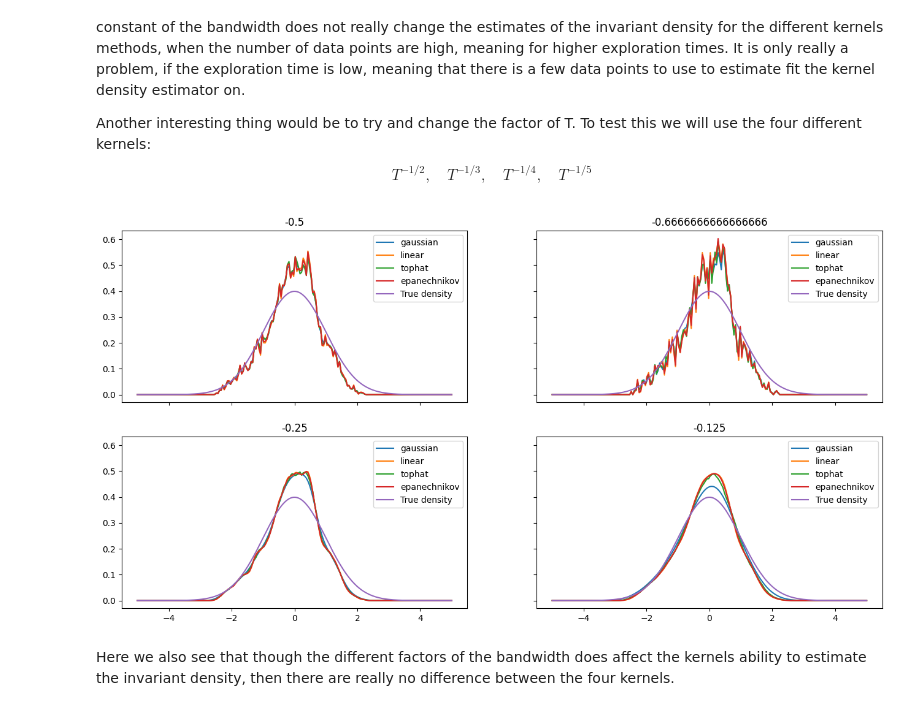
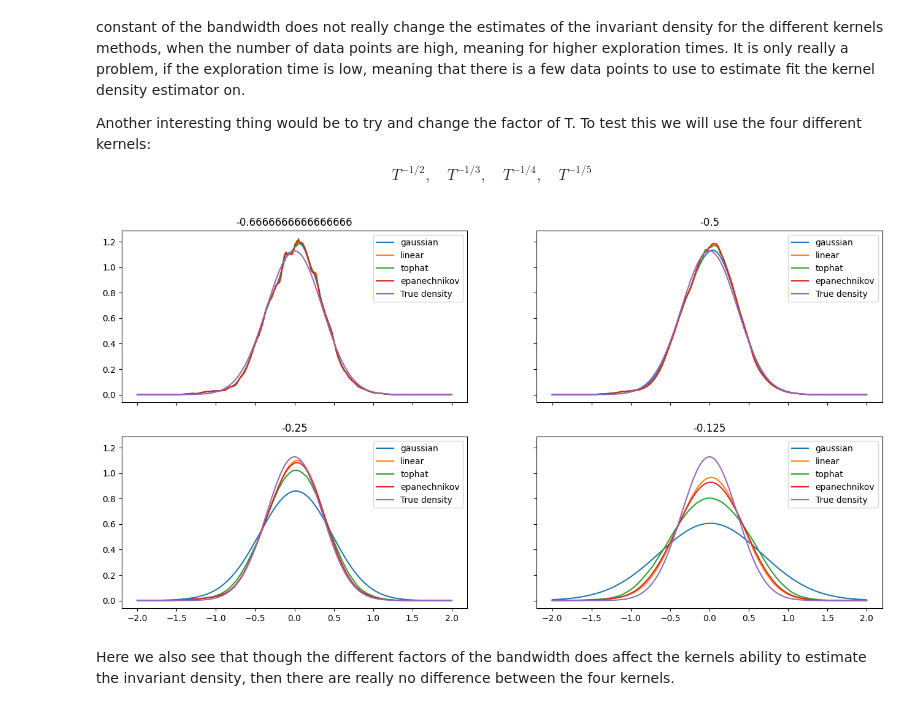
Before and after one commit to RasmusBrostroem/Data-driven-algorithms-for-Impulse-control-problem-Thesis, a Jupyter notebook: TestingBandwidth.ipynb, the cells around one changed output. Saved outputs shown, nothing was run; the diff lists cells and outputs as text; code cells hidden in the pictures.

Commit message:
Fixed error, where bandwidth was set wrong

```diff
--- a/TestingBandwidth.ipynb
+++ b/TestingBandwidth.ipynb
@@ -30,8 +30,6 @@ kernel_methods = ["gaussian", "linear", "tophat", "epanechnikov"]
 constants = [0.5, 1, 5, 10]
 vals = np.linspace(-5, 5, 200)
 ST = 100
-T = ST**(3/2)
-print(T)
 
 data, t = diffProcess.EulerMaruymaMethod(ST, 0.01, 0)
 dens = [diffProcess.invariant_density(v) for v in vals]
@@ -42,7 +40,7 @@ for const in constants:
     const_data = []
     for kernel in kernel_methods:
         dataStrat.kernel_method = kernel
-        dataStrat.bandwidth = get_bandwidth(const, T)
+        dataStrat.bandwidth = get_bandwidth(const, ST)
         dataStrat.fit(data)
         fs = [dataStrat.pdf_eval(v) for v in vals]
         const_data.append(fs)
@@ -72,46 +69,45 @@ $$
 def get_bandwidth2(p, T):
     return T**p
 
-b = generate_linear_drift(0.5, 0)
+b = generate_linear_drift(4, 0)
 r = generate_reward_func(1, 0.9)
 
 diffProcess = DiffusionProcess(b, sigma)
 dataStrat = DataDrivenImpulseControl(r, sigma)
 
 kernel_methods = ["gaussian", "linear", "tophat", "epanechnikov"]
-ps = [-1/2, -1/1.5, -1/4, -1/8]
-vals = np.linspace(-5, 5, 200)
+ps = [-1/1.5, -1/2, -1/4, -1/8]
+vals = np.linspace(-2, 2, 200)
 ST = 100
-T = ST**(3/2)
 
 
 data, t = diffProcess.EulerMaruymaMethod(ST, 0.01, 0)
 dens = [diffProcess.invariant_density(v) for v in vals]
 
 fData = []
 
 for p in ps:
     const_data = []
     for kernel in kernel_methods:
         dataStrat.kernel_method = kernel
-        dataStrat.bandwidth = get_bandwidth2(p, T)
+        dataStrat.bandwidth = get_bandwidth2(p, ST)
         dataStrat.fit(data)
         fs = [dataStrat.pdf_eval(v) for v in vals]
         const_data.append(fs)
     fData.append(const_data)
 
 fig, axes = plt.subplots(2, 2, sharex=True, sharey=True, figsize=(16,8))
 for i, p in enumerate(ps):
     axes[i//2][i%2].plot(vals, fData[i][0], label="gaussian")
     axes[i//2][i%2].plot(vals, fData[i][1], label="linear")
     axes[i//2][i%2].plot(vals, fData[i][2], label="tophat")
     axes[i//2][i%2].plot(vals, fData[i][3], label="epanechnikov")
     axes[i//2][i%2].plot(vals, dens, label="True density")
     axes[i//2][i%2].legend()
     axes[i//2][i%2].set_title(str(p))
 plt.show()
 # %% [output]
-[figure, old version]
+[figure, new version]
 # %% [markdown]
 Here we also see that though the different factors of the bandwidth does affect the kernels ability to estimate the invariant density, then there are really no difference between the four kernels.
 # %% [markdown]
```
Also changed, not shown: parts of 1 cell of this notebook.
